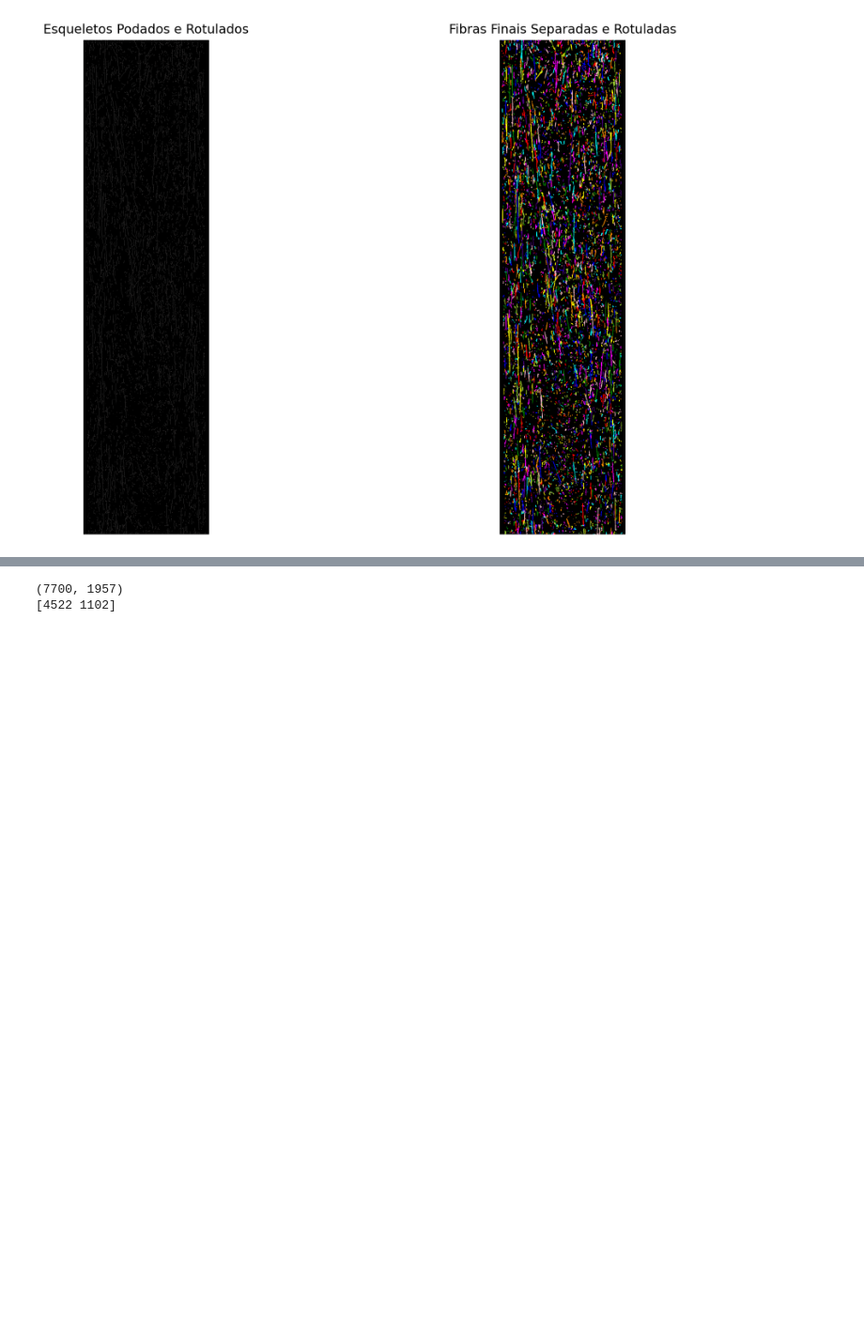
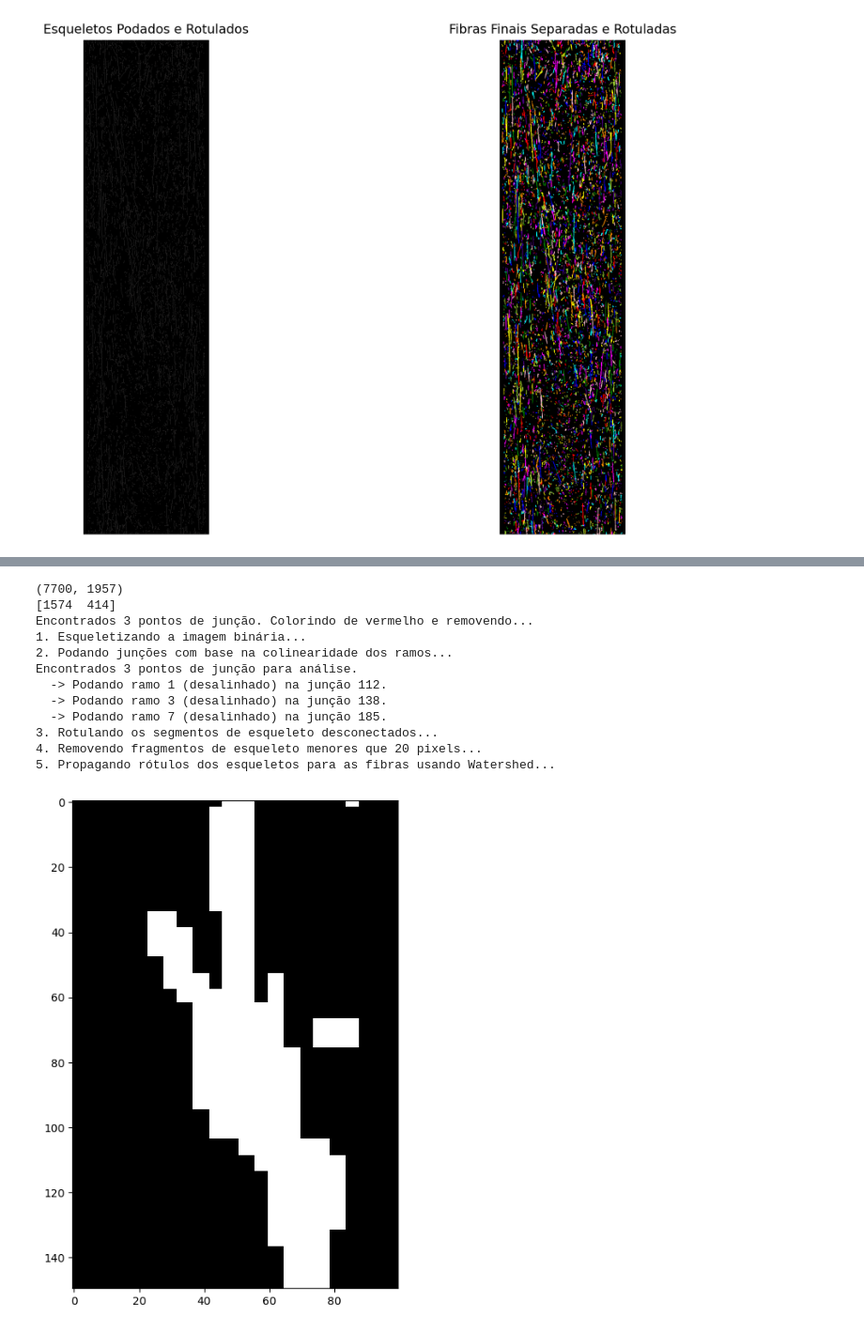
Before and after one commit to litc-ufmg/toronto-fibers, a Jupyter notebook: first_steps.ipynb, the cells around one changed output, grey strips where cells are left out. Shown at 94% size. Drawn from its saved outputs; the diff is of its cells as text; code cells hidden in the pictures; blank space fills up the shorter version.

```diff
--- a/first_steps.ipynb
+++ b/first_steps.ipynb
@@ -334,20 +345,39 @@ Encontrados 5853 pontos de junção para análise.
 # %%
-# 1234, 3546
-idx_junc = 3546
+# 986, 1234, 3546
+idx_junc = 1234
 
 esqueleto = skeletonize(binaria_limpa)
 
 print(esqueleto.shape)
 
 print(coords_juncoes[idx_junc])
 
 offset_vert = 75
 offset_horiz = 50
 
 xmin = max(0, coords_juncoes[idx_junc][1] - offset_horiz)
 xmax = min(esqueleto.shape[1], coords_juncoes[idx_junc][1] + offset_horiz)
 ymin = max(0, coords_juncoes[idx_junc][0] - offset_vert)
 ymax = min(esqueleto.shape[0], coords_juncoes[idx_junc][0] + offset_vert)
+
+esqueleto_colorido, esqueleto_rotulado, esqueleto_sem_juncoes, binary_rotulada, _ = label_binary_img(binaria_limpa[ymin:ymax, xmin:xmax], connectivity=2, remove_small_obj=True, min_size=20)
+
+fibras_separadas, esqueletos_separados = separar_fibras(binaria_limpa[ymin:ymax, xmin:xmax], angulo_limite_poda=45, remover_pequenos_esqueletos=True, tam_min_esqueleto=20, analise_local=True, range_local = 20)
+
+plt.figure(figsize=(16, 8), dpi=100)
+plt.imshow(binaria_limpa[ymin:ymax, xmin:xmax], cmap='gray')
+plt.show()
 # %% [output]
 (7700, 1957)
-[4522 1102]
+[1574  414]
+Encontrados 3 pontos de junção. Colorindo de vermelho e removendo...
+1. Esqueletizando a imagem binária...
+2. Podando junções com base na colinearidade dos ramos...
+Encontrados 3 pontos de junção para análise.
+  -> Podando ramo 1 (desalinhado) na junção 112.
+  -> Podando ramo 3 (desalinhado) na junção 138.
+  -> Podando ramo 7 (desalinhado) na junção 185.
+3. Rotulando os segmentos de esqueleto desconectados...
+4. Removendo fragmentos de esqueleto menores que 20 pixels...
+5. Propagando rótulos dos esqueletos para as fibras usando Watershed...
+[figure, added]
```
Also changed, not shown: parts of 4 cells of this notebook.
